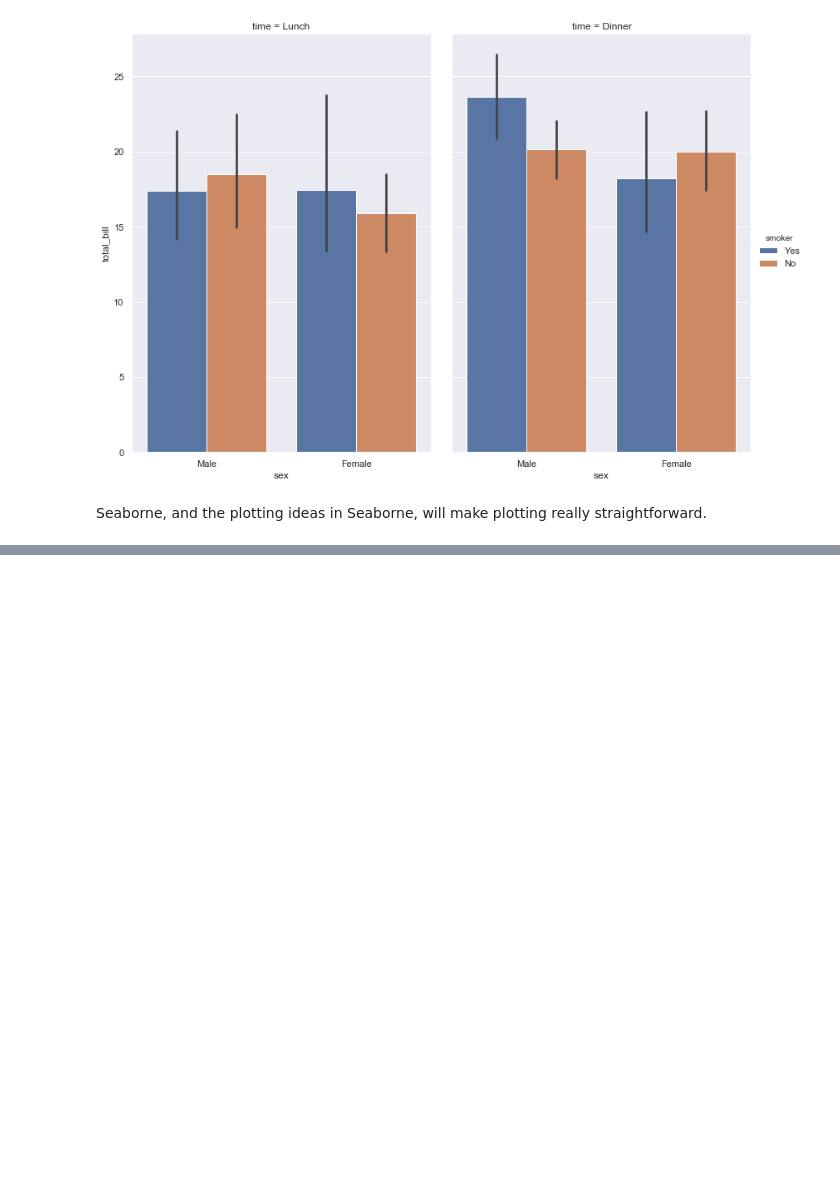
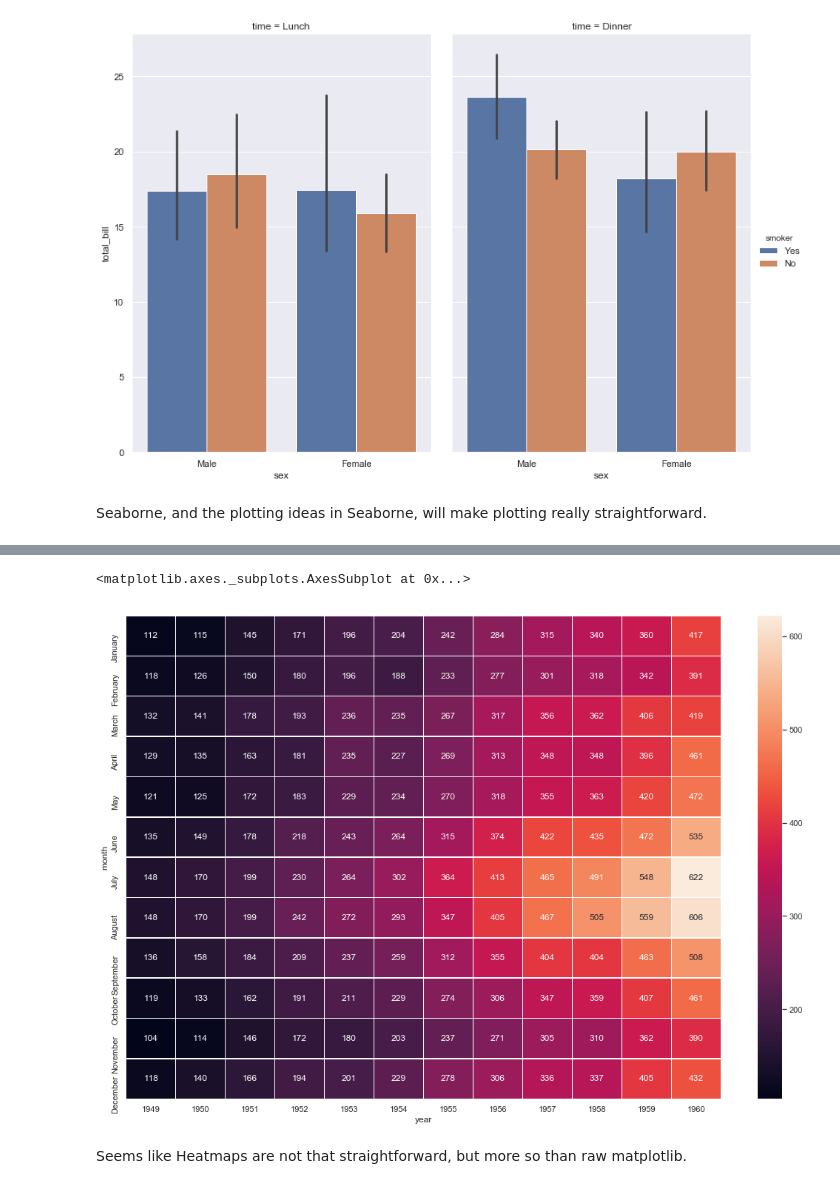
Before and after one commit to BlueBrain/DMT, a Jupyter notebook: v2/notebooks/plotting.ipynb, the cells around one changed output, grey strips where cells are left out. Cells and saved outputs as stored; diff of their text form; code cells hidden in the pictures; blank space fills up the shorter version.

Commit message:
Include a Seaborn Heatmap in the notebook

```diff
--- a/v2/notebooks/plotting.ipynb
+++ b/v2/notebooks/plotting.ipynb
@@ -151,3 +151,8 @@ axes = seaborn\
 [figure]
 # %% [markdown]
 Seaborne, and the plotting ideas in Seaborne,  will make plotting really straightforward.
+# %%
+flights_long = seaborn\
+    .load_dataset(
+        "flights")
+flights_long.head()
@@ -153,0 +166,7 @@ Seaborne, and the plotting ideas in Seaborne,  will make plotting really straigh
+# %%
+flights = flights_long\
+    .pivot(
+        "month",
+        "year",
+        "passengers")
+flights.head()
@@ -153,0 +181,16 @@ Seaborne, and the plotting ideas in Seaborne,  will make plotting really straigh
+# %%
+f, ax = pyplot\
+    .subplots(
+        figsize=(18,12))
+seaborn\
+    .heatmap(
+        flights,
+        annot=True,
+        fmt="d",
+        linewidths=.5,
+        ax=ax)
+# %% [output]
+<matplotlib.axes._subplots.AxesSubplot at 0x...>
+[figure, added]
+# %% [markdown]
+Seems like Heatmaps are not that straightforward, but more so than raw matplotlib.
```
Also changed, not shown: parts of 2 cells of this notebook.
